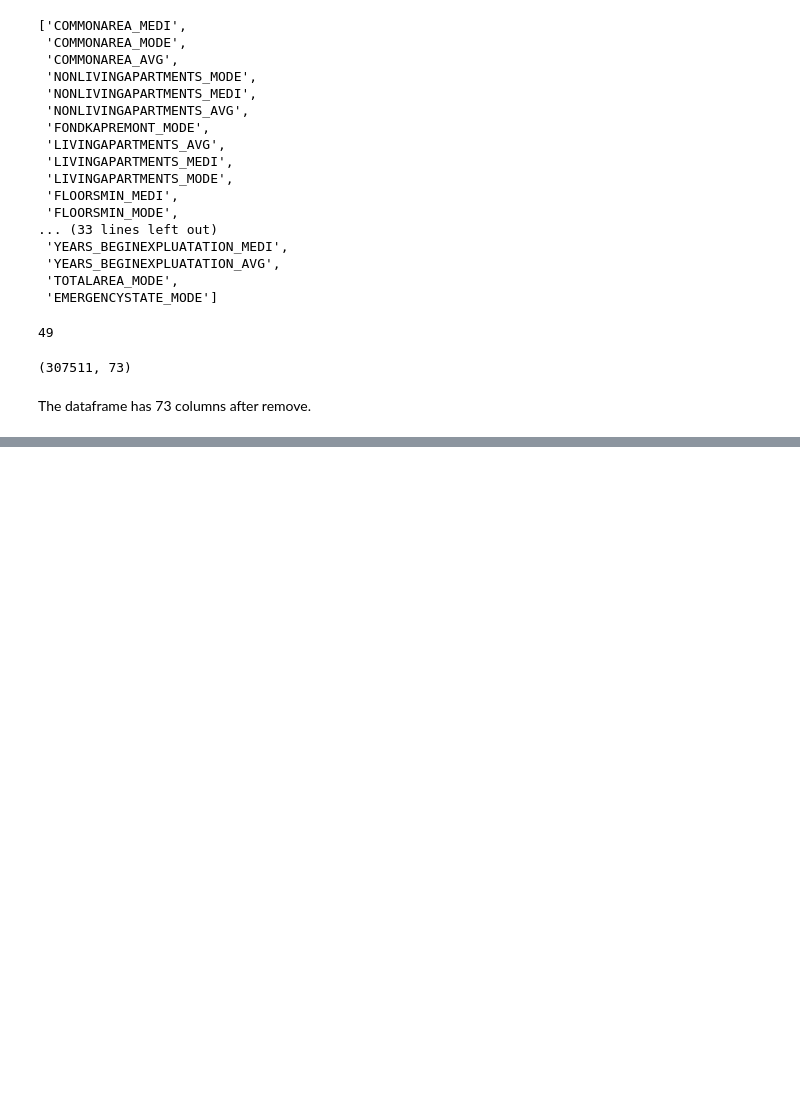
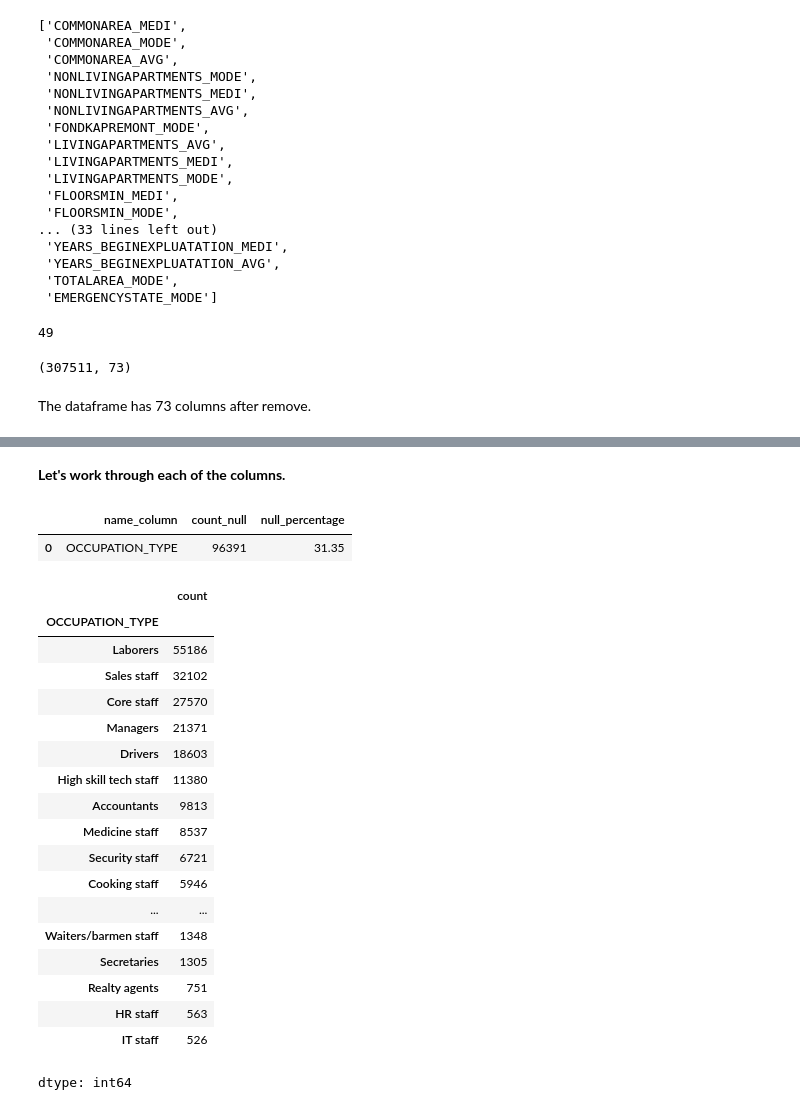
Before and after one commit to KharchenkoAnastasia/credit-default-risk-analysis, a Jupyter notebook: Home_Credit_Default_Risk.ipynb, the cells around one changed output, grey strips where cells are left out. Cells and saved outputs as stored; diff of their text form; code cells hidden in the pictures; blank space fills up the shorter version.

```diff
--- a/Home_Credit_Default_Risk.ipynb
+++ b/Home_Credit_Default_Risk.ipynb
@@ -332,0 +356,29 @@ The dataframe has 73 columns after remove.
+# %% [markdown]
+**Let's work through each of the columns.**
+# %%
+null_df_under40.loc[null_df_under40["name_column"]=='OCCUPATION_TYPE']
+# %% [output]
+|  | name_column | count_null | null_percentage |
+| 0 | OCCUPATION_TYPE | 96391 | 31.35 |
+# %%
+df['OCCUPATION_TYPE'].value_counts()
+# %% [output]
+|  | count |
+| OCCUPATION_TYPE |  |
+| Laborers | 55186 |
+| Sales staff | 32102 |
+| Core staff | 27570 |
+| Managers | 21371 |
+| Drivers | 18603 |
+| High skill tech staff | 11380 |
+| Accountants | 9813 |
+| Medicine staff | 8537 |
+| Security staff | 6721 |
+| Cooking staff | 5946 |
+| ... | ... |
+| Waiters/barmen staff | 1348 |
+| Secretaries | 1305 |
+| Realty agents | 751 |
+| HR staff | 563 |
+| IT staff | 526 |
+dtype: int64
```
Also changed, not shown: parts of 5 cells of this notebook.
